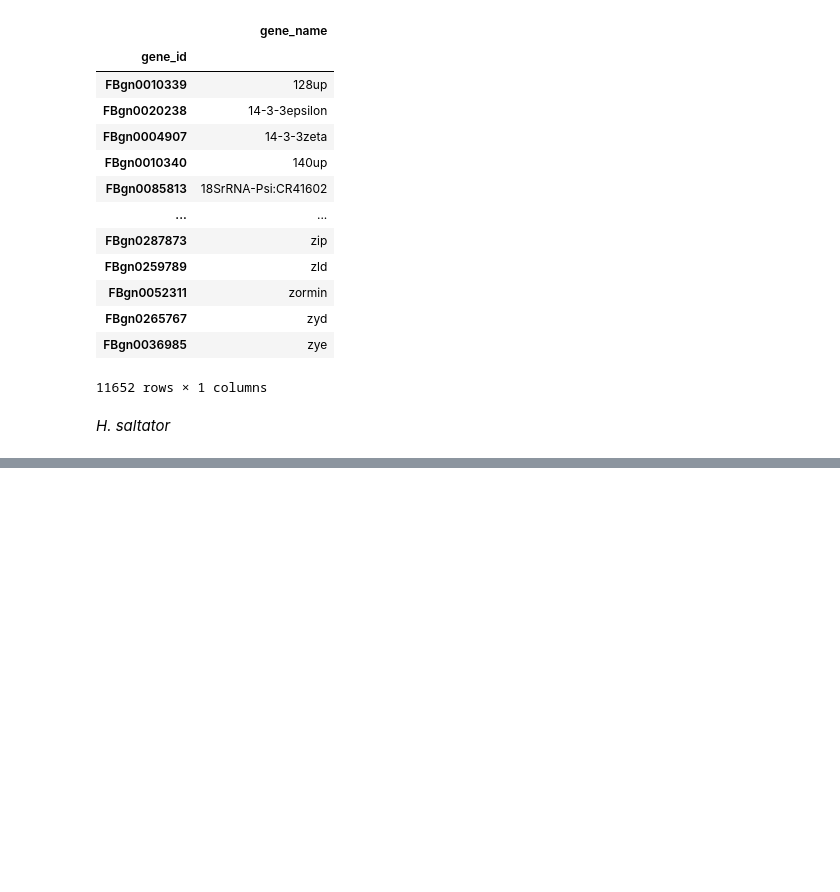
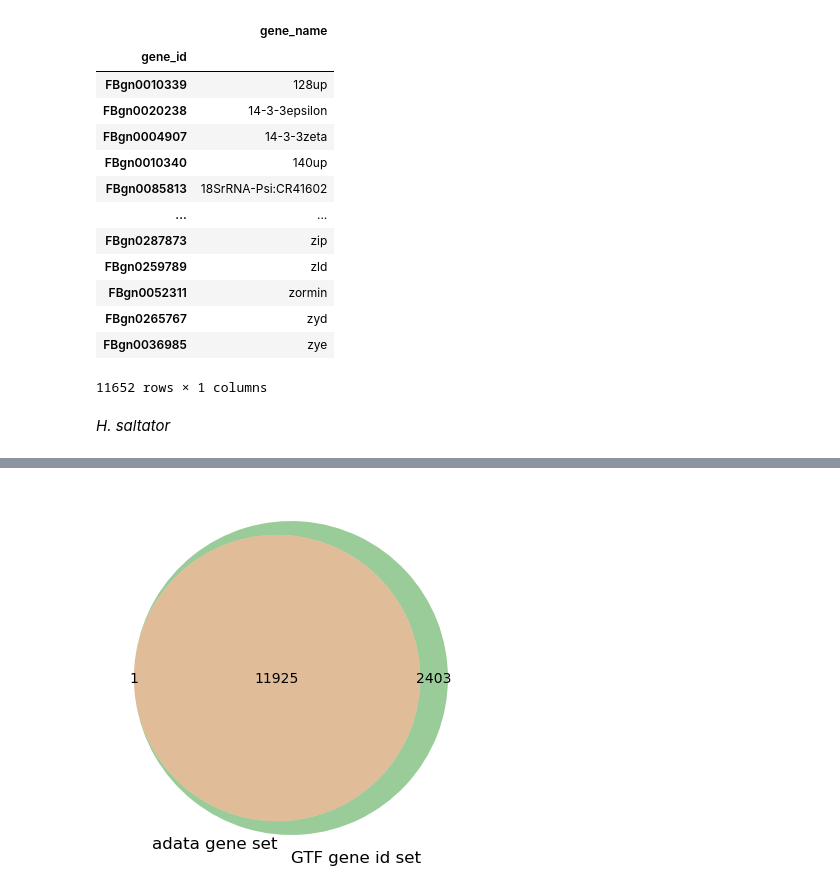
Before and after one commit to zliu90693/anno_cells, a Jupyter notebook: .subprojects/MetaNeighbor/01_get_data.ipynb, the cells around one changed output, grey strips where cells are left out. Saved outputs shown, nothing was run; the diff lists cells and outputs as text; code cells hidden in the pictures; blank space fills up the shorter version.

```diff
--- a/.subprojects/MetaNeighbor/01_get_data.ipynb
+++ b/.subprojects/MetaNeighbor/01_get_data.ipynb
@@ -505,3 +514,5 @@ Dmel.var
 Dmel.write_h5ad("./matrix/Dmel_FBgn.h5ad")
 # %% [markdown]
 *H. saltator*
+# %%
+Hsal = sc.read_h5ad("./matrix/Hsal50.h5ad")
@@ -507,0 +587,12 @@ Dmel.write_h5ad("./matrix/Dmel_FBgn.h5ad")
+# %%
+v = venn2([set(Hsal.var["gene_id"].to_list()), Hsal_gid_set], set_labels=("adata gene set", "GTF gene id set"))
+plt.show()
+
+# print(f"adata gene num: {len(set(Hsal.var["gene_id"].to_list()))}")
+# print(f"gtf gene num: {len(Hsal_gid_set)}")
+
+# print(f"adata ∩ gtf: {len(set(Hsal.var["gene_id"].to_list()) & Hsal_gid_set)}")
+
+# the "1" is LOC112589664-UTR, I don't know what fucking it is, and why it appear in the UMI count matrix
+# %% [output]
+[figure, added]
```
Also changed, not shown: parts of 20 cells of this notebook, 6 other files.
